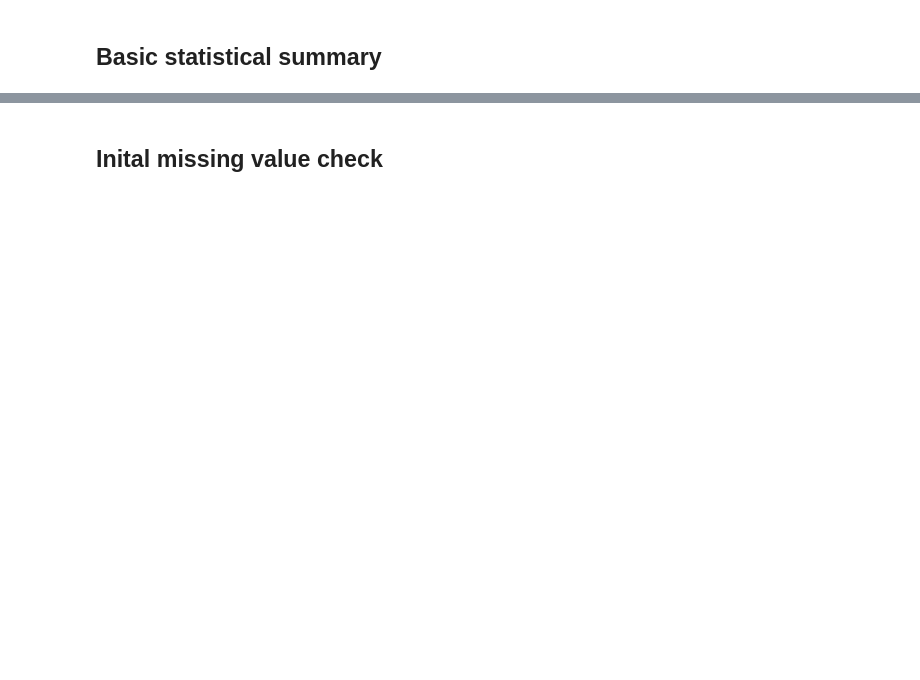
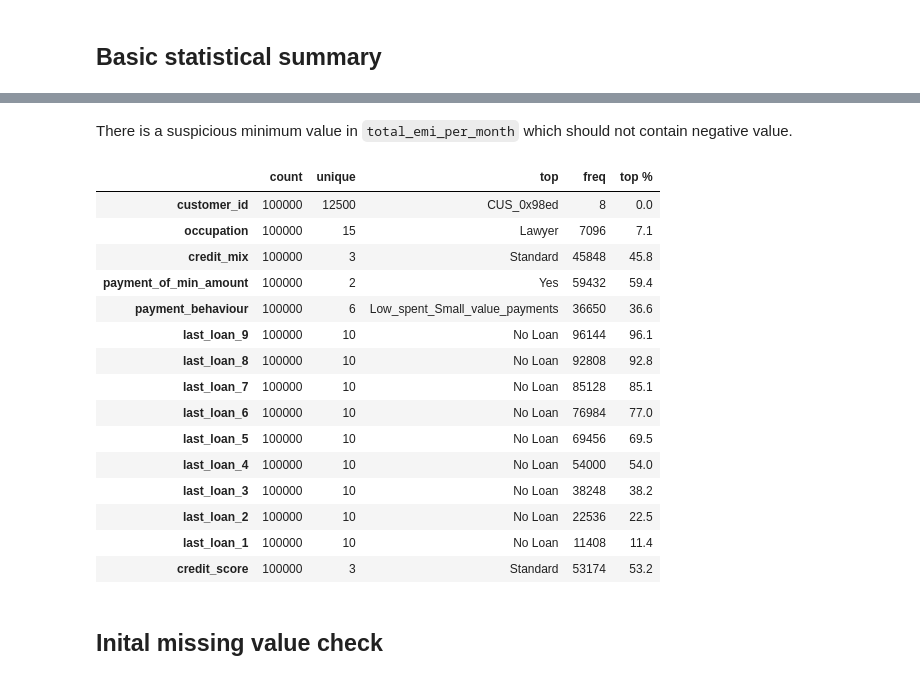
Before and after one commit to pewpy376/credit-score-classification, a Jupyter notebook: 01_eda.ipynb, the cells around one changed output, grey strips where cells are left out. Cells and saved outputs as stored; diff of their text form; code cells hidden in the pictures; blank space fills up the shorter version.

```diff
--- a/01_eda.ipynb
+++ b/01_eda.ipynb
@@ -97,8 +186,27 @@ df.describe().T.round(3)
+# %% [markdown]
+There is a suspicious minimum value in `total_emi_per_month` which should not contain negative value.
 # %%
 # Basic statistical summary - categorical columns
-cat_summary = df.dtype(exclude=np.number).descibe().T
+cat_summary = df.select_dtypes(exclude=np.number).describe().T
 cat_summary["top %"] = (cat_summary["freq"].astype(int) / len(df) * 100).round(1)
 cat_summary
+# %% [output]
+|  | count | unique | top | freq | top % |
+| customer_id | 100000 | 12500 | CUS_0x98ed | 8 | 0.0 |
+| occupation | 100000 | 15 | Lawyer | 7096 | 7.1 |
+| credit_mix | 100000 | 3 | Standard | 45848 | 45.8 |
+| payment_of_min_amount | 100000 | 2 | Yes | 59432 | 59.4 |
+| payment_behaviour | 100000 | 6 | Low_spent_Small_value_payments | 36650 | 36.6 |
+| last_loan_9 | 100000 | 10 | No Loan | 96144 | 96.1 |
+| last_loan_8 | 100000 | 10 | No Loan | 92808 | 92.8 |
+| last_loan_7 | 100000 | 10 | No Loan | 85128 | 85.1 |
+| last_loan_6 | 100000 | 10 | No Loan | 76984 | 77.0 |
+| last_loan_5 | 100000 | 10 | No Loan | 69456 | 69.5 |
+| last_loan_4 | 100000 | 10 | No Loan | 54000 | 54.0 |
+| last_loan_3 | 100000 | 10 | No Loan | 38248 | 38.2 |
+| last_loan_2 | 100000 | 10 | No Loan | 22536 | 22.5 |
+| last_loan_1 | 100000 | 10 | No Loan | 11408 | 11.4 |
+| credit_score | 100000 | 3 | Standard | 53174 | 53.2 |
 # %% [markdown]
 ## Inital missing value check
 # %%
```
Also changed, not shown: parts of 17 cells of this notebook.
